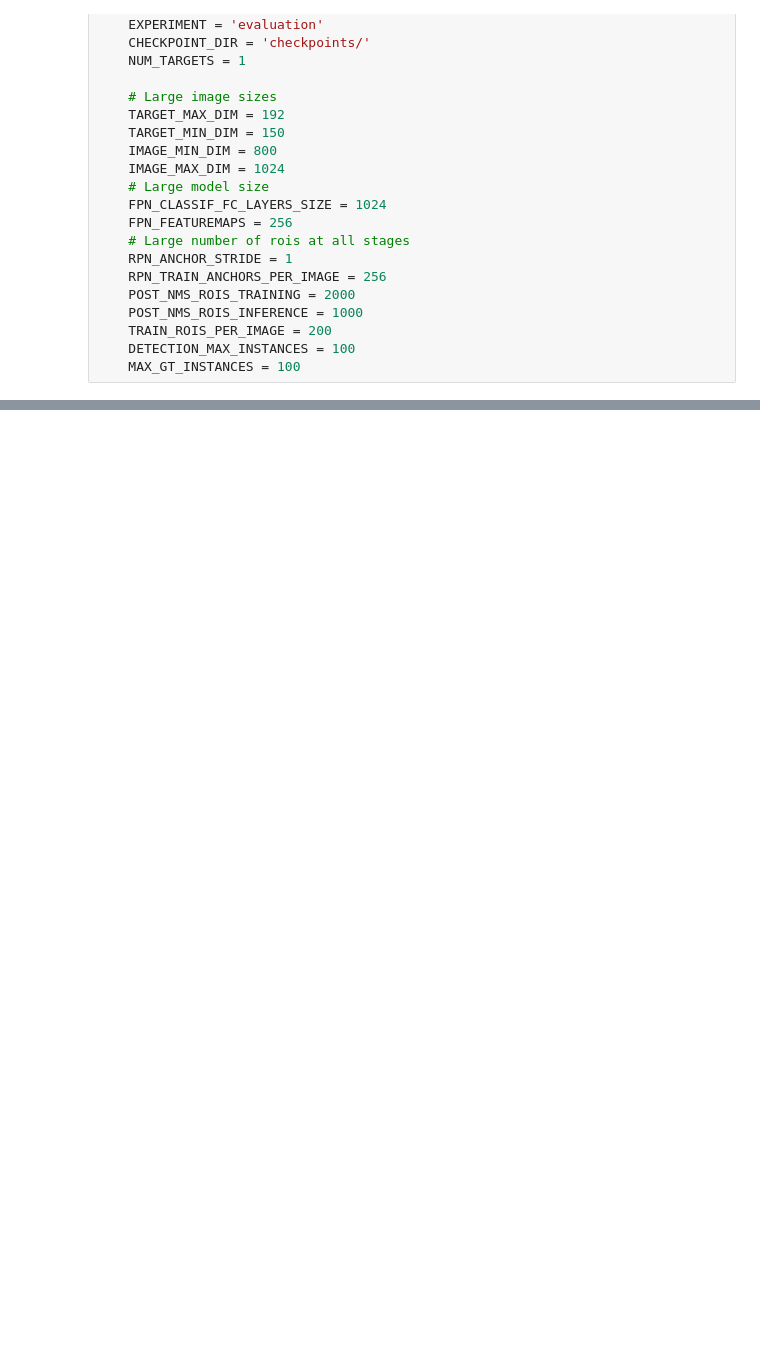
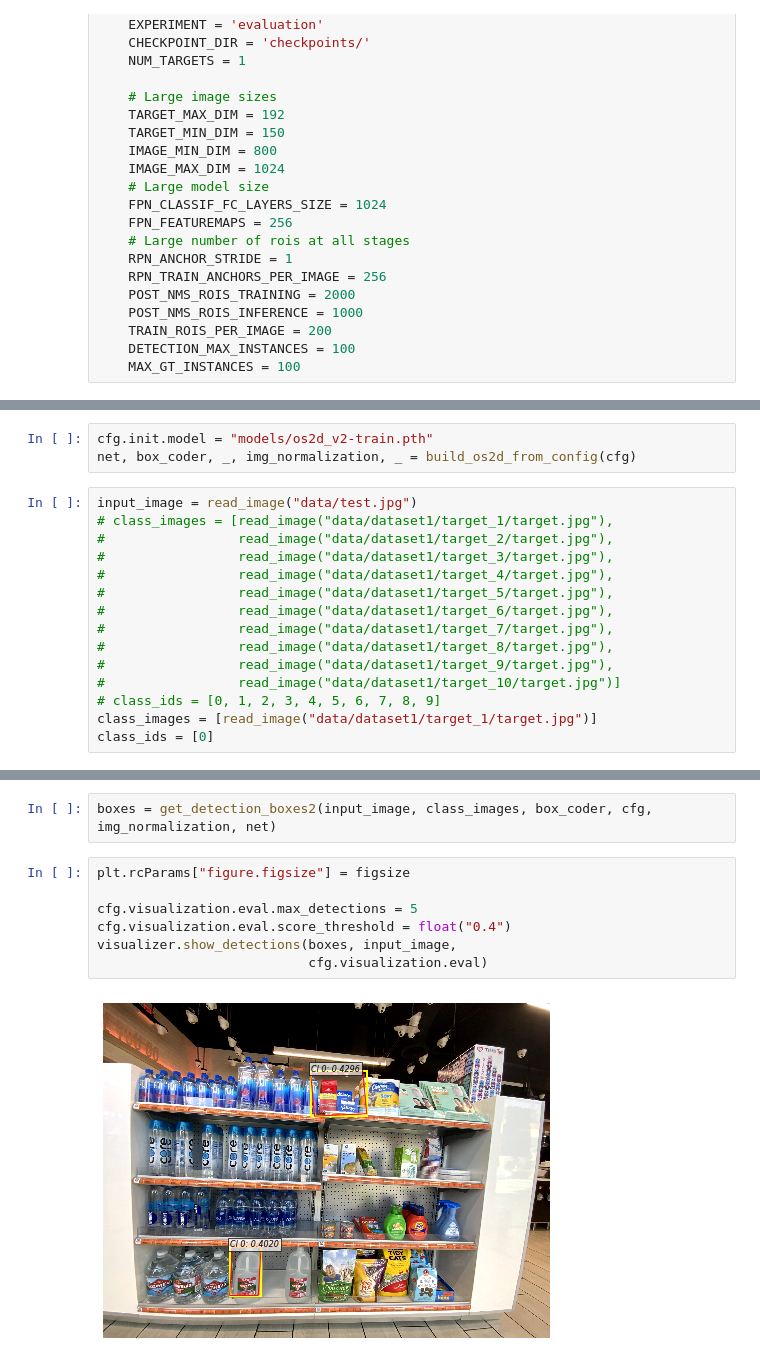
Before and after one commit to Mika412/masked_test, a Jupyter notebook: Untitled.ipynb, the cells around one changed output, grey strips where cells are left out. Cells and saved outputs as stored; diff of their text form; blank space fills up the shorter version.

Commit message:
One-shot object detection

```diff
--- a/Untitled.ipynb
+++ b/Untitled.ipynb
@@ -134,0 +181,18 @@ import torchvision.transforms as transforms
+# %%
+cfg.init.model = "models/os2d_v2-train.pth"
+net, box_coder, _, img_normalization, _ = build_os2d_from_config(cfg)
+# %%
+input_image = read_image("data/test.jpg")
+# class_images = [read_image("data/dataset1/target_1/target.jpg"),
+#                 read_image("data/dataset1/target_2/target.jpg"),
+#                 read_image("data/dataset1/target_3/target.jpg"),
+#                 read_image("data/dataset1/target_4/target.jpg"),
+#                 read_image("data/dataset1/target_5/target.jpg"),
+#                 read_image("data/dataset1/target_6/target.jpg"),
+#                 read_image("data/dataset1/target_7/target.jpg"),
+#                 read_image("data/dataset1/target_8/target.jpg"),
+#                 read_image("data/dataset1/target_9/target.jpg"),
+#                 read_image("data/dataset1/target_10/target.jpg")]
+# class_ids = [0, 1, 2, 3, 4, 5, 6, 7, 8, 9]
+class_images = [read_image("data/dataset1/target_1/target.jpg")]
+class_ids = [0]
@@ -134,0 +247,11 @@ import torchvision.transforms as transforms
+# %%
+boxes = get_detection_boxes2(input_image, class_images, box_coder, cfg, img_normalization, net)
+# %%
+plt.rcParams["figure.figsize"] = figsize
+
+cfg.visualization.eval.max_detections = 5
+cfg.visualization.eval.score_threshold = float("0.4")
+visualizer.show_detections(boxes, input_image,
+                           cfg.visualization.eval)
+# %% [output]
+[figure, added]
```
Also changed, not shown: parts of 14 cells of this notebook, 13 other files.
